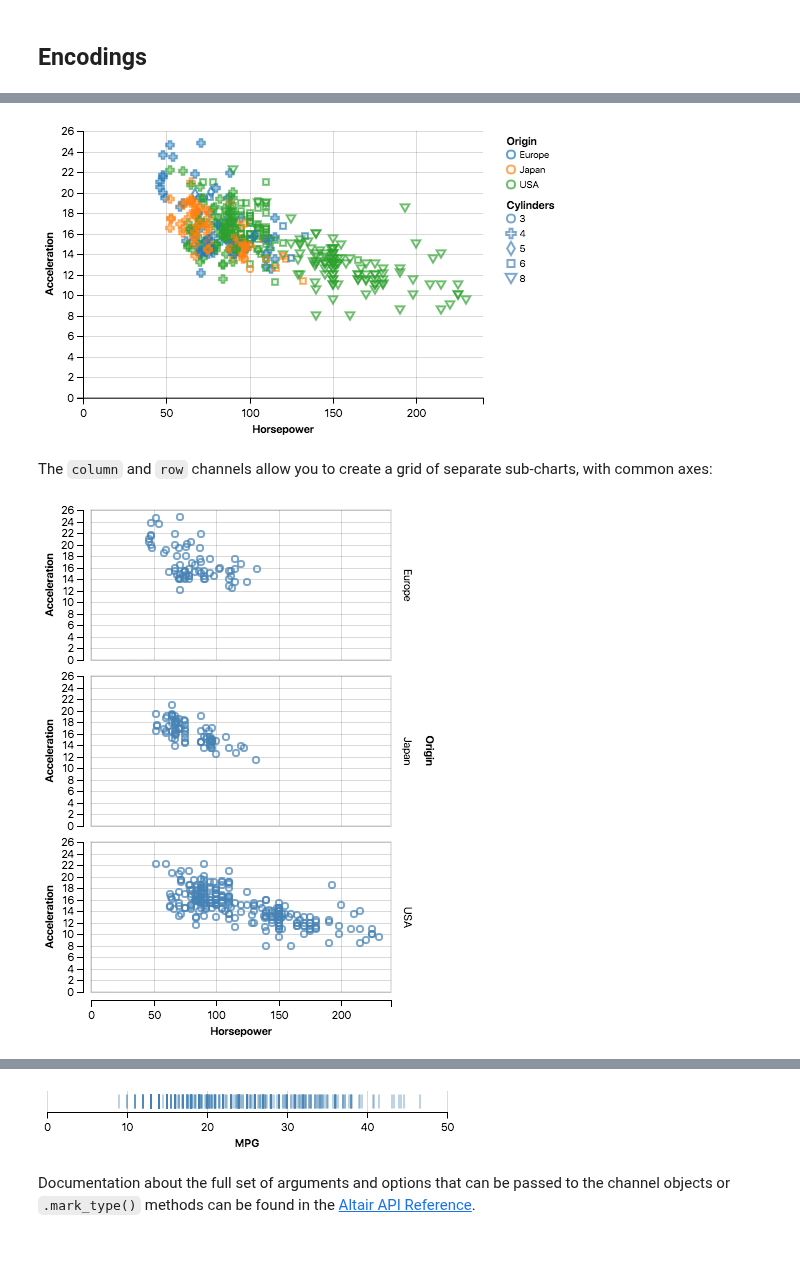
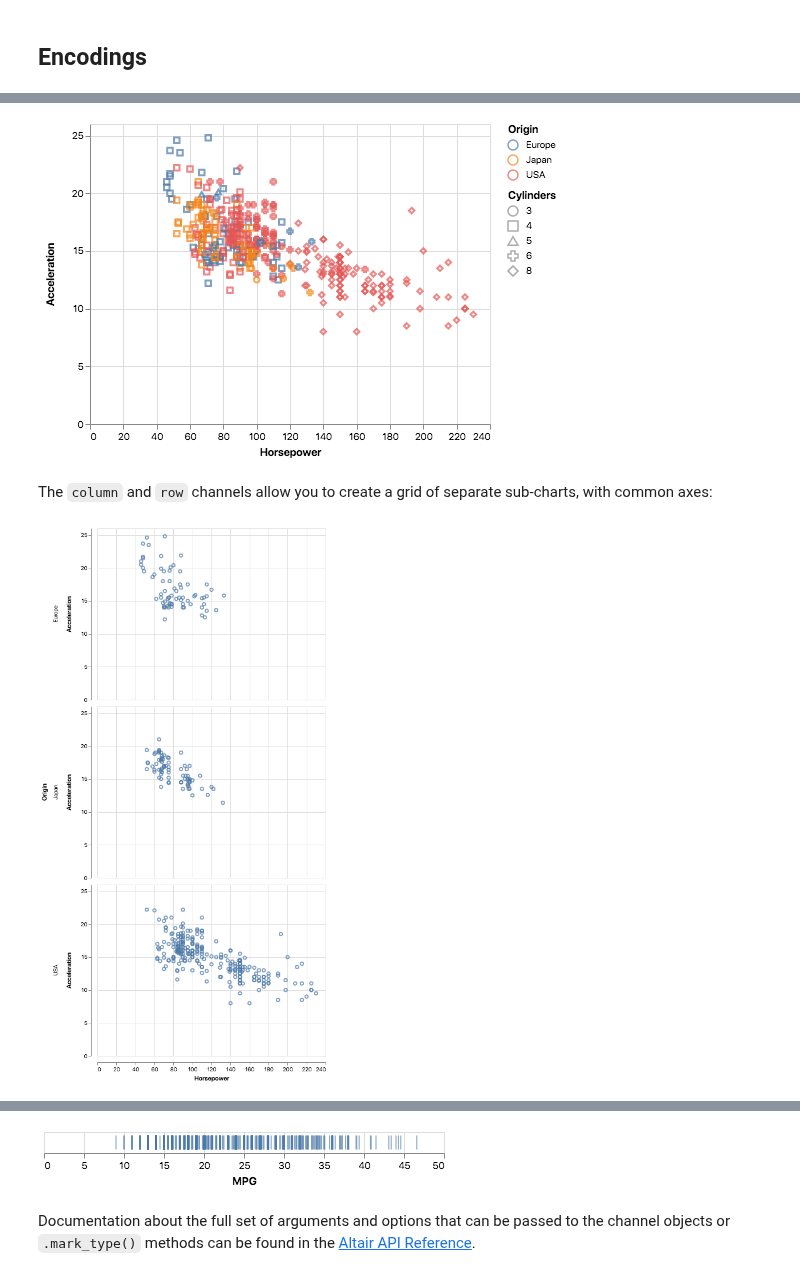
Before and after one commit to calpolydatascience/data301, a Jupyter notebook: Content/Visualize/04-ChartMarksEncodings.ipynb, the cells around one changed output, grey strips where cells are left out. Cells and saved outputs as stored; diff of their text form; code cells hidden in the pictures; blank space fills up the shorter version.

```diff
--- a/Content/Visualize/04-ChartMarksEncodings.ipynb
+++ b/Content/Visualize/04-ChartMarksEncodings.ipynb
@@ -14,7 +15,7 @@ alt.enable_mime_rendering() # needed for jupyterlab/nteract
 # %% [markdown]
 Again, let's load the cars dataset and remind ourselves of its structure:
 # %%
-cars = alt.load_dataset('cars')
+cars = data.cars()
 # %%
 cars.head()
 # %% [output]
@@ -114,17 +115,17 @@ alt.Chart(cars).mark_point().encode(
     shape='Cylinders'
 )
 # %% [output]
-[figure, old version]
+[figure, new version]
 # %% [markdown]
 The `column` and `row` channels allow you to create a grid of separate sub-charts, with common axes:
 # %%
 alt.Chart(cars).mark_point().encode(
     x='Horsepower',
     y='Acceleration',
     row='Origin'
-).configure_cell(width=300, height=150)
+)
 # %% [output]
-[figure, old version]
+[figure, new version]
 # %% [markdown]
 In the second format, you pass a channel object:
 
@@ -133,10 +134,10 @@ In the second format, you pass a channel object:
 This is useful if you want to customize the visual encoding with optional arguments:
 # %%
 alt.Chart(cars).mark_tick().encode(
-    alt.X('Miles_per_Gallon', title="MPG")
+    alt.X('Miles_per_Gallon', axis=alt.Axis(title='MPG'))
 )
 # %% [output]
-[figure, old version]
+[figure, new version]
 # %% [markdown]
 Documentation about the full set of arguments and options that can be passed to the channel objects or `.mark_type()` methods can be found in the [Altair API Reference](https://altair-viz.github.io/API.html).
 # %% [markdown]
```
Also changed, not shown: parts of 7 cells of this notebook, 4 other files.
